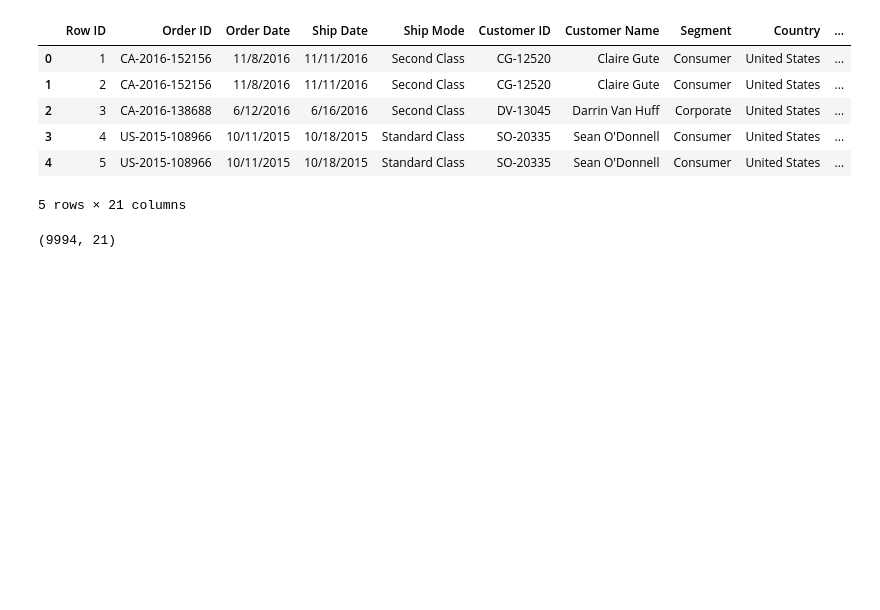
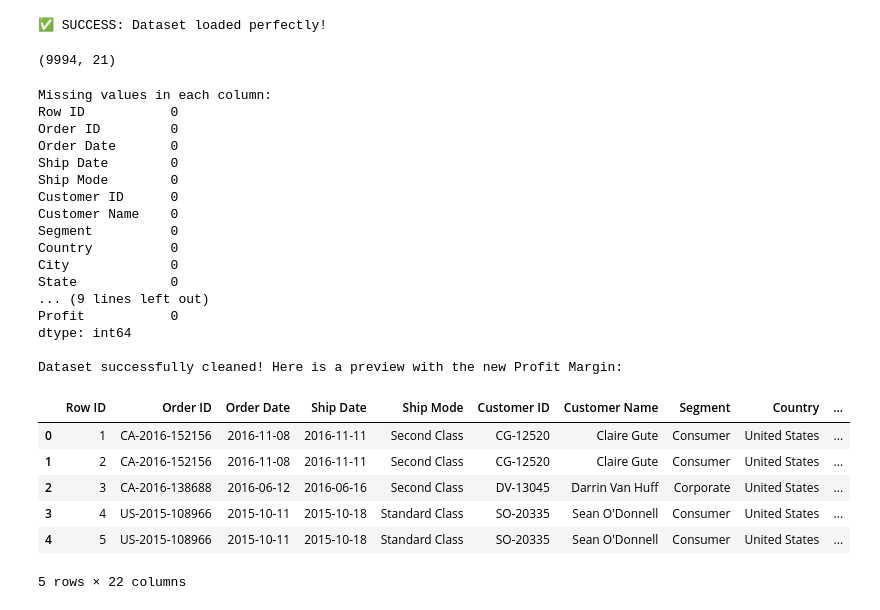
Before and after one commit to Menna06/product-performance-intelligence, a Jupyter notebook: Product Performance Intelligence System.ipynb, the cells around one changed output. Drawn from its saved outputs; the diff is of its cells as text; code cells hidden in the pictures; blank space fills up the shorter version.

```diff
--- a/Product Performance Intelligence System.ipynb
+++ b/Product Performance Intelligence System.ipynb
@@ -1,17 +1,70 @@
 # %%
 import pandas as pd
+import numpy as np
+import matplotlib.pyplot as plt
 
-df = pd.read_csv("Sample - Superstore.csv", encoding='latin1')
-df.head()
+# Using the absolute path so Jupyter knows EXACTLY where to look
+file_path = "/Users/mennatarek/Desktop/product-performance-intelligence/Sample - Superstore.csv"
+
+df = pd.read_csv(file_path, encoding='latin1')
+print("✅ SUCCESS: Dataset loaded perfectly!")
 # %% [output]
-|  | Row ID | Order ID | Order Date | Ship Date | Ship Mode | Customer ID | Customer Name | Segment | Country | ... |
-| 0 | 1 | CA-2016-152156 | 11/8/2016 | 11/11/2016 | Second Class | CG-12520 | Claire Gute | Consumer | United States | ... |
-| 1 | 2 | CA-2016-152156 | 11/8/2016 | 11/11/2016 | Second Class | CG-12520 | Claire Gute | Consumer | United States | ... |
-| 2 | 3 | CA-2016-138688 | 6/12/2016 | 6/16/2016 | Second Class | DV-13045 | Darrin Van Huff | Corporate | United States | ... |
-| 3 | 4 | US-2015-108966 | 10/11/2015 | 10/18/2015 | Standard Class | SO-20335 | Sean O'Donnell | Consumer | United States | ... |
-| 4 | 5 | US-2015-108966 | 10/11/2015 | 10/18/2015 | Standard Class | SO-20335 | Sean O'Donnell | Consumer | United States | ... |
-5 rows × 21 columns
+✅ SUCCESS: Dataset loaded perfectly!
 # %%
 df.shape
 # %% [output]
 (9994, 21)
+# %%
+import numpy as np
+
+# ================================
+# 1. DATA CLEANING
+# ================================
+
+# Convert the text dates into actual Datetime objects
+df['Order Date'] = pd.to_datetime(df['Order Date'])
+df['Ship Date'] = pd.to_datetime(df['Ship Date'])
+
+# Print out a check to see if we have any missing (null) values
+print("Missing values in each column:")
+print(df.isnull().sum())
+
+# Drop any rows that have missing data to keep our analysis clean
+df = df.dropna()
+
+# ================================
+# 2. FEATURE ENGINEERING
+# ================================
+
+# Create a new 'Profit Margin' column (Profit divided by Sales).
+# We use np.where to make sure we don't accidentally divide by zero if a sale was $0!
+df['Profit Margin'] = np.where(df['Sales'] != 0, df['Profit'] / df['Sales'], 0)
+
+# Preview the updated dataset to make sure our new column is there
+print("\nDataset successfully cleaned! Here is a preview with the new Profit Margin:")
+display(df.head())
+# %% [output]
+Missing values in each column:
+Row ID           0
+Order ID         0
+Order Date       0
+Ship Date        0
+Ship Mode        0
+Customer ID      0
+Customer Name    0
+Segment          0
+Country          0
+City             0
+State            0
+... (9 lines left out)
+Profit           0
+dtype: int64
+
+Dataset successfully cleaned! Here is a preview with the new Profit Margin:
+|  | Row ID | Order ID | Order Date | Ship Date | Ship Mode | Customer ID | Customer Name | Segment | Country | ... |
+| 0 | 1 | CA-2016-152156 | 2016-11-08 | 2016-11-11 | Second Class | CG-12520 | Claire Gute | Consumer | United States | ... |
+| 1 | 2 | CA-2016-152156 | 2016-11-08 | 2016-11-11 | Second Class | CG-12520 | Claire Gute | Consumer | United States | ... |
+| 2 | 3 | CA-2016-138688 | 2016-06-12 | 2016-06-16 | Second Class | DV-13045 | Darrin Van Huff | Corporate | United States | ... |
+| 3 | 4 | US-2015-108966 | 2015-10-11 | 2015-10-18 | Standard Class | SO-20335 | Sean O'Donnell | Consumer | United States | ... |
+| 4 | 5 | US-2015-108966 | 2015-10-11 | 2015-10-18 | Standard Class | SO-20335 | Sean O'Donnell | Consumer | United States | ... |
+5 rows × 22 columns
```
Also changed, not shown: parts of 4 cells of this notebook.
